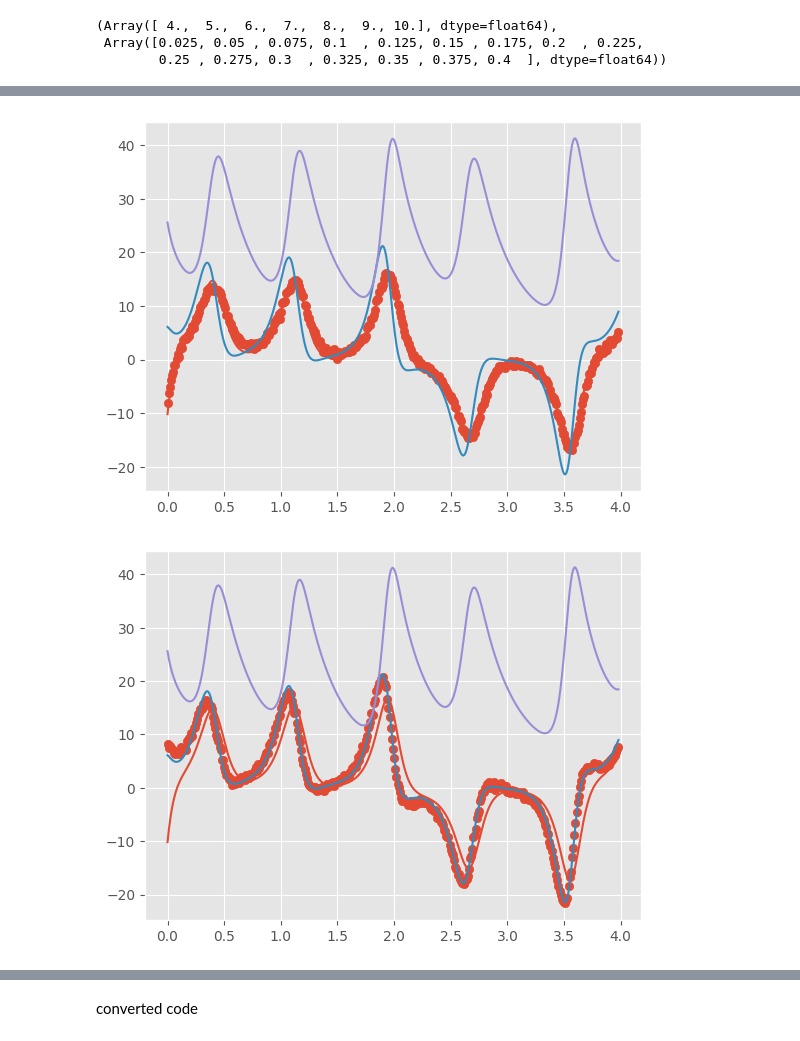
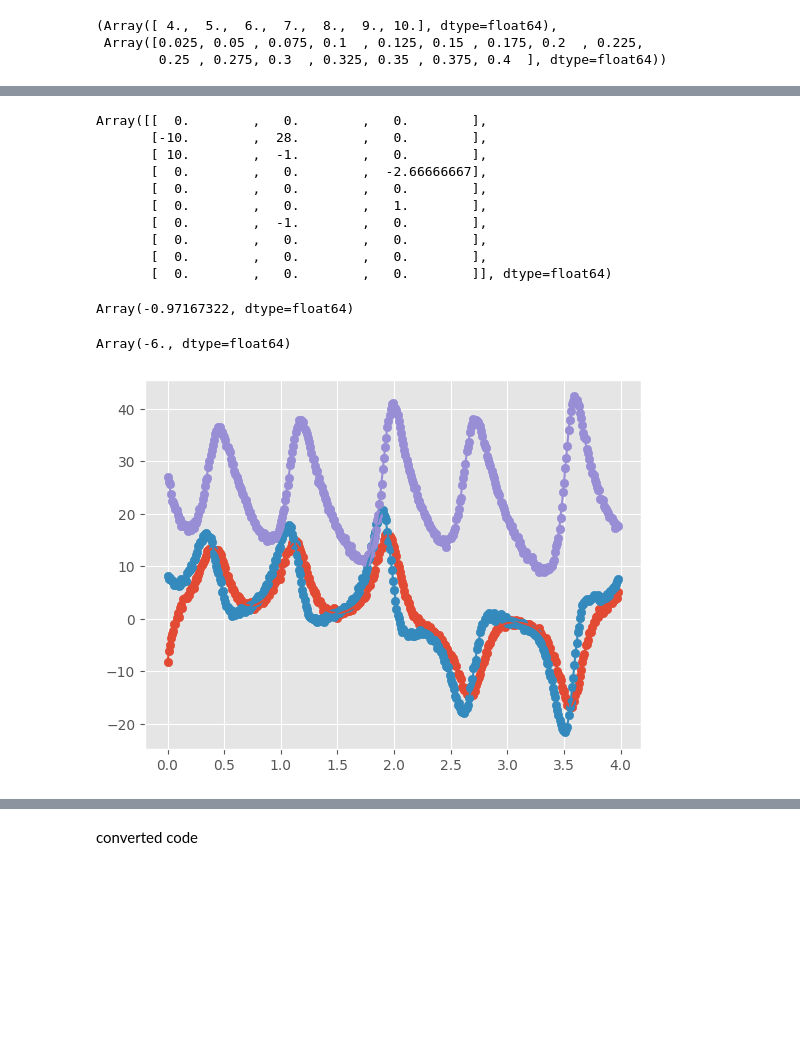
Before and after one commit to AHsu98/jsindy, a Jupyter notebook: paper-examples/benchmarks/lorenz63.ipynb, the cells around one changed output, grey strips where cells are left out. Saved outputs shown, nothing was run; the diff lists cells and outputs as text; code cells hidden in the pictures; blank space fills up the shorter version.

```diff
--- a/paper-examples/benchmarks/lorenz63.ipynb
+++ b/paper-examples/benchmarks/lorenz63.ipynb
@@ -10,10 +10,13 @@ plt.style.use("ggplot")
 
 from jsindy.sindy_model import JSINDyModel
 from jsindy.trajectory_model import DataAdaptedRKHSInterpolant,CholDataAdaptedRKHSInterpolant
-from jsindy.dynamics_model import FeatureLinearModel
+from jsindy.dynamics_model import FeatureLinearModel, PolyLib
 from jsindy.optim import AlternatingActiveSetLMSolver, LMSettings
 from jsindy.optim.solvers.alt_active_set_lm_solver import pySindySparsifier
 from pysindy import STLSQ,SSR,MIOSR
+from jsindy.kernels import ConstantKernel, ScalarMaternKernel
+
+jax.config.update('jax_enable_x64',True)
 
 
 seed = 1234
@@ -62,8 +63,15 @@ for t_end in tqdm(tEndL[:cutoff],leave=True):
 
         X_train += noise
 
-        trajectory_model = CholDataAdaptedRKHSInterpolant()
-        dynamics_model = FeatureLinearModel(reg_scaling = 1.)
+        kernel = (
+            ConstantKernel(variance = 5.)
+            +ScalarMaternKernel(p = 5,variance = 10., lengthscale=3,min_lengthscale=0.05)
+        )
+        trajectory_model = CholDataAdaptedRKHSInterpolant(kernel=kernel)
+        dynamics_model = FeatureLinearModel(
+            reg_scaling = 1.,
+            feature_map=PolyLib(degree=2)
+        )
         optsettings = LMSettings(
             max_iter = 1000,
             show_progress=True,
@@ -72,10 +80,10 @@ for t_end in tqdm(tEndL[:cutoff],leave=True):
             init_alpha = 5.,
             print_every = 100,
         )
-        data_weight =  1
-        colloc_weight = 1e3
+        data_weight =  100
+        colloc_weight = 100
         sparsifier = pySindySparsifier(
-            STLSQ(threshold = 0.5,alpha = 0.01)
+            STLSQ(threshold = 0.5,alpha = 0.3)
             )
         # sparsifier = pySindySparsifier(EnsembleOptimizer(STLSQ(threshold = 0.5,alpha = 0.1),bagging=True,n_models = 100))
 
@@ -85,7 +93,7 @@ for t_end in tqdm(tEndL[:cutoff],leave=True):
 
 
         optimizer = AlternatingActiveSetLMSolver(
-                beta_reg=1e-3,
+                beta_reg=1e-1,
                 solver_settings=optsettings,
                 fixed_colloc_weight=colloc_weight,
                 fixed_data_weight=data_weight,
@@ -163,12 +185,32 @@ Array([[-8.        ,  8.        , 27.        ],
+# %%
+b
+# %% [output]
+Array([[  0.        ,   0.        ,   0.        ],
+       [-10.        ,  28.        ,   0.        ],
+       [ 10.        ,  -1.        ,   0.        ],
+       [  0.        ,   0.        ,  -2.66666667],
+       [  0.        ,   0.        ,   0.        ],
+       [  0.        ,   0.        ,   1.        ],
+       [  0.        ,  -1.        ,   0.        ],
+       [  0.        ,   0.        ,   0.        ],
+       [  0.        ,   0.        ,   0.        ],
+       [  0.        ,   0.        ,   0.        ]], dtype=float64)
+# %%
+jnp.log10(jnp.sqrt(jnp.sum((a-b)**2)) / jnp.sqrt(jnp.sum(b**2)))
+# %% [output]
+Array(-0.97167322, dtype=float64)
+# %%
+jnp.log10(0.000001)
+# %% [output]
+Array(-6., dtype=float64)
 # %%
 X_pred = model.predict_state(t_train)
 # %%
 time_idices = [400, 500, 600, 700,800,900,1000]
 # %%
 for idx in range(3):
-    plt.plot(t_train, X_pred)
+    plt.plot(t_train, X_pred[:,idx])
     plt.scatter(t_train, X_train[:,idx])
-    plt.show()
+    # plt.show()
 # %% [output]
-[figure, old version]
+[figure, new version]
-[figure, removed]
```
Also changed, not shown: parts of 12 cells of this notebook.
